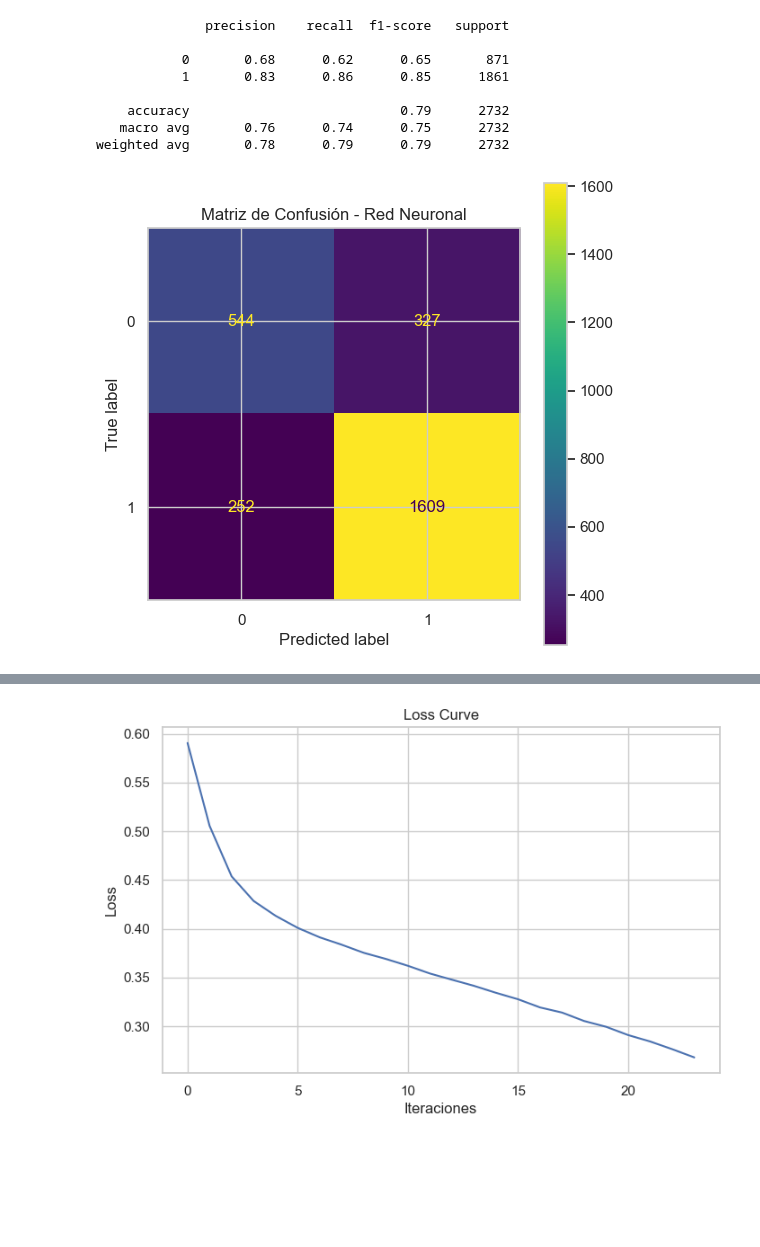
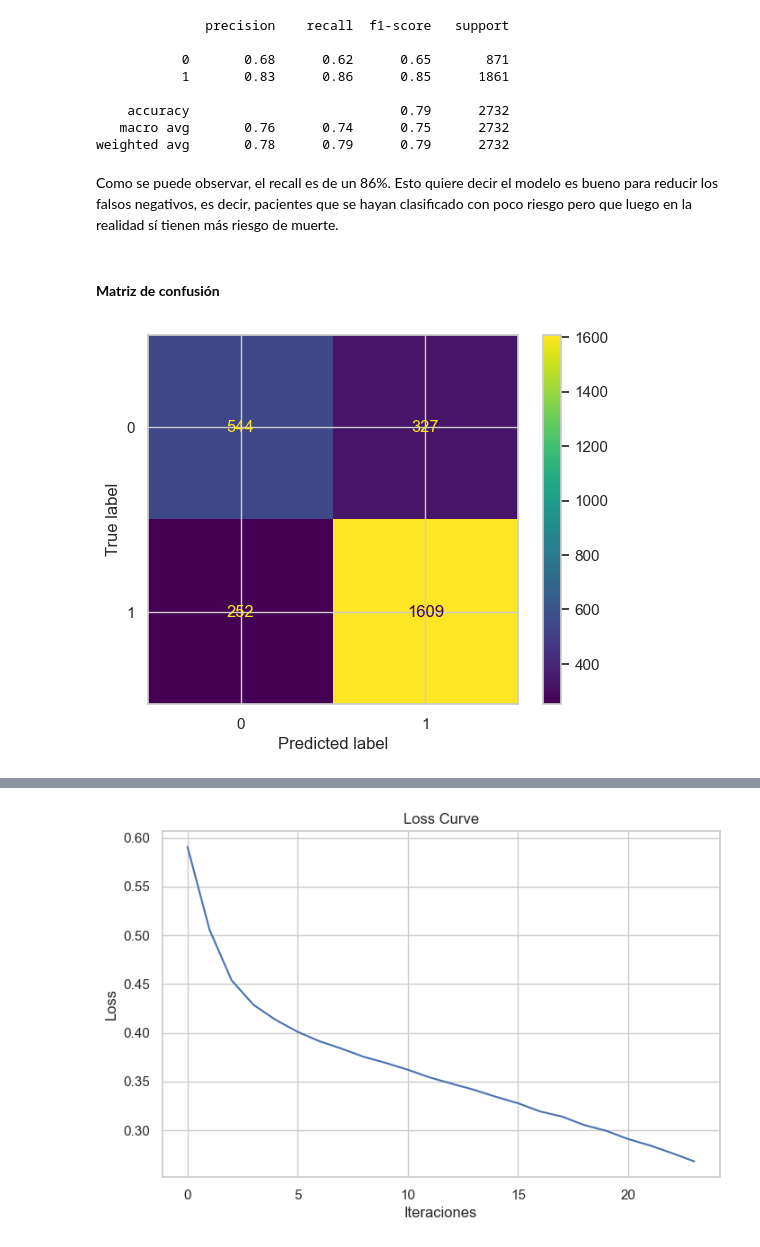
Before and after one commit to nrapun/proyecto_AA, a Jupyter notebook: notebook_proyectoAA.ipynb, the cells around one changed output, grey strips where cells are left out. Drawn from its saved outputs; the diff is of its cells as text; code cells hidden in the pictures; blank space fills up the shorter version.

```diff
--- a/notebook_proyectoAA.ipynb
+++ b/notebook_proyectoAA.ipynb
@@ -1074,0 +1152,19 @@ mlp = MLPClassifier(
+# %%
+mlp = MLPClassifier(
+
+    hidden_layer_sizes=(64,32,16),
+
+    activation='relu',
+
+    solver='adam',
+
+    learning_rate='adaptive',
+
+    max_iter=500,
+
+    early_stopping=True,
+
+    validation_fraction=0.2,
+
+    random_state=42
+)
@@ -1133,15 +1250,18 @@ print(classification_report(y_test, predicciones))
     accuracy                           0.79      2732
    macro avg       0.76      0.74      0.75      2732
 weighted avg       0.78      0.79      0.79      2732
+# %% [markdown]
+Como se puede observar, el recall es de un 86%. Esto quiere decir el modelo es bueno para reducir los falsos negativos, es decir, pacientes que se hayan clasificado con poco riesgo pero que luego en la realidad sí tienen más riesgo de muerte.
+# %% [markdown]
+#### **Matriz de confusión**
 # %%
-# 11. MATRIZ DE CONFUSIÓN
-cm = confusion_matrix(y_test, predicciones)
+cm = confusion_matrix(
+    y_test,
+    predicciones
+)
 
-fig, ax = plt.subplots(figsize=(6,6))
+ConfusionMatrixDisplay(cm).plot()
 
-ConfusionMatrixDisplay(cm).plot(ax=ax)
-
-plt.title('Matriz de Confusión - Red Neuronal')
 plt.show()
 # %% [output]
-[figure, old version]
+[figure, new version]
```
Also changed, not shown: parts of 55 cells of this notebook.
